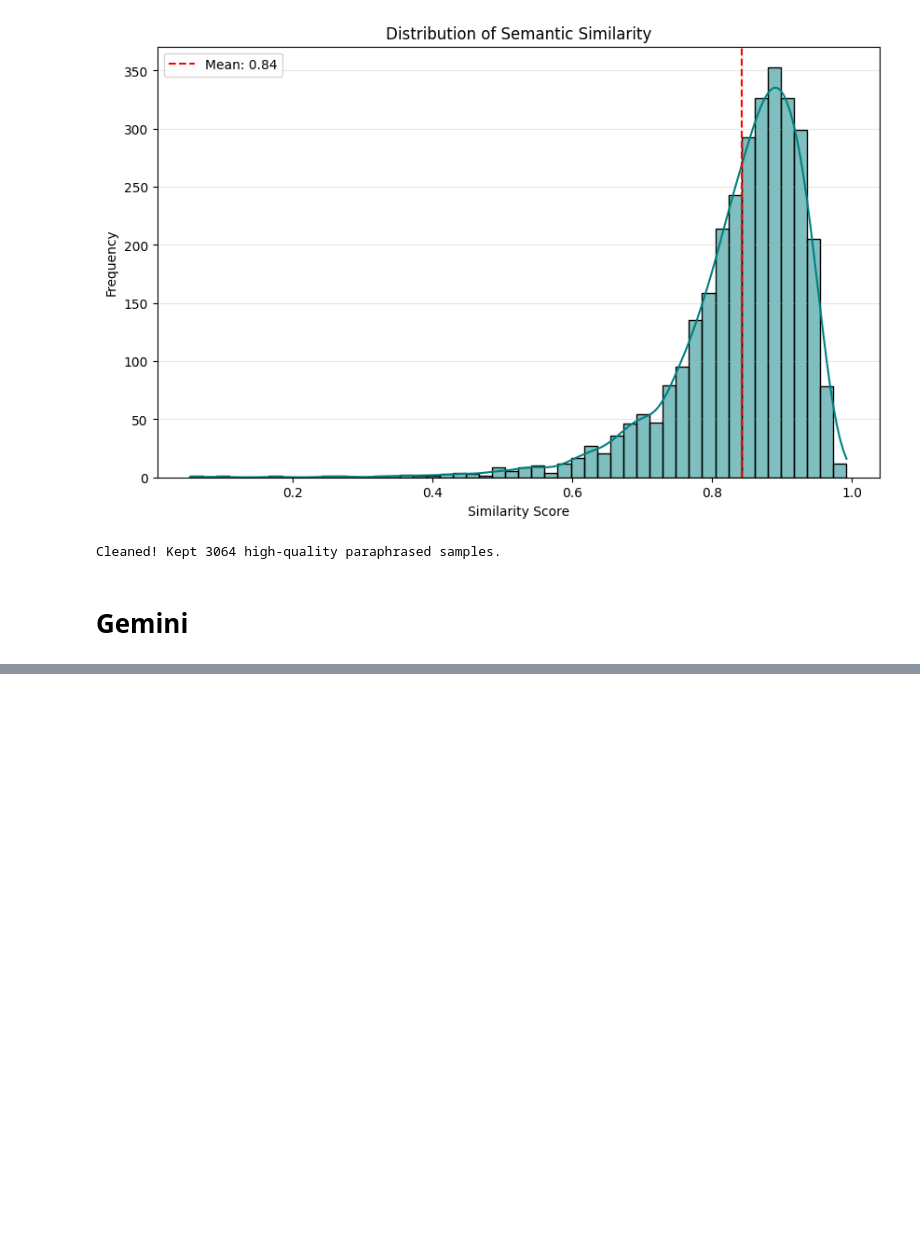
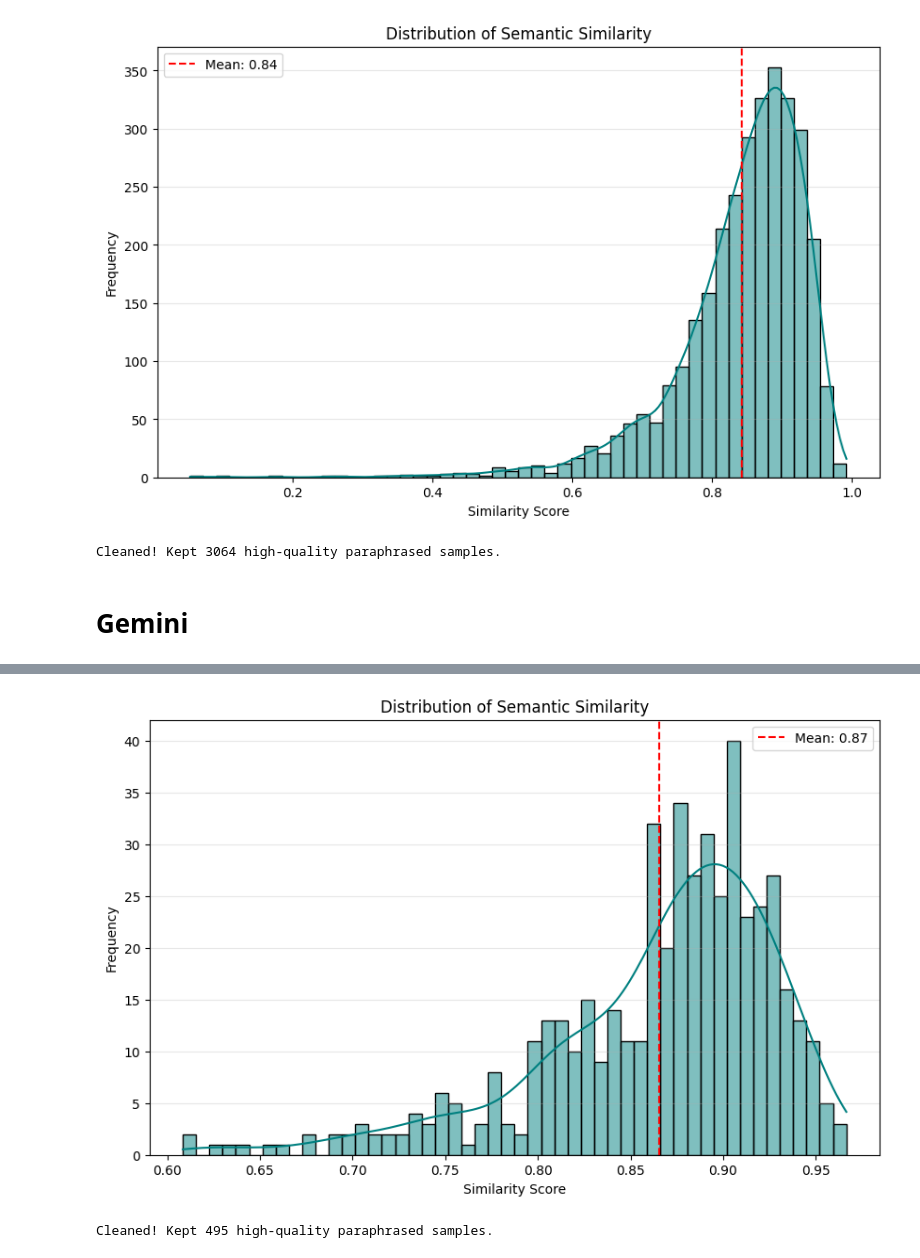
Before and after one commit to BaselCS/ai_text_detection, a Jupyter notebook: paraphrasing_attacks.ipynb, the cells around one changed output, grey strips where cells are left out. Cells and saved outputs as stored; diff of their text form; code cells hidden in the pictures; blank space fills up the shorter version.

```diff
--- a/paraphrasing_attacks.ipynb
+++ b/paraphrasing_attacks.ipynb
@@ -290,0 +377,21 @@ None
+# %%
+import pandas as pd
+from sentence_transformers import SentenceTransformer, util
+import torch
+
+df = pd.read_csv(OUTPUT_FILE )
+
+
+model = SentenceTransformer('all-MiniLM-L6-v2')
+
+def calculate_semantic_similarity(original_list, paraphrased_list):
+    embeddings1 = model.encode(original_list, convert_to_tensor=True)
+    embeddings2 = model.encode(paraphrased_list, convert_to_tensor=True)
+
+    cosine_scores = util.cos_sim(embeddings1, embeddings2)
+    return torch.diagonal(cosine_scores).tolist()
+
+print("Calculating semantic similarity...")
+df['semantic_similarity'] = calculate_semantic_similarity(df['Text'].tolist(), df_subset['Text'].tolist())
+
+print(df['semantic_similarity'].describe())
@@ -290,0 +409,42 @@ None
+# %%
+import matplotlib.pyplot as plt
+import seaborn as sns
+
+plt.figure(figsize=(10, 6))
+sns.histplot(df['semantic_similarity'], bins=50, kde=True, color='teal')
+
+plt.title('Distribution of Semantic Similarity')
+plt.xlabel('Similarity Score')
+plt.ylabel('Frequency')
+plt.grid(axis='y', alpha=0.3)
+
+plt.axvline(df['semantic_similarity'].mean(), color='red', linestyle='--', label=f'Mean: {df["semantic_similarity"].mean():.2f}')
+plt.legend()
+
+plt.show()# Drop low semantic similarity samples
+# %% [output]
+[figure, added]
+# %%
+df = df[df['semantic_similarity'] >= 0.60].copy()
+print(f"Cleaned! Kept {len(df)} high-quality paraphrased samples.")
+
+mistral=df[df["Writer"]=="mistral-7B_paraphrased"]["Text"]
+gemma=df[df["Writer"]=="gemma-2-9b_paraphrased"]["Text"]
+qwen=df[df["Writer"]=="qwen-2-72B_paraphrased"]["Text"]
+llama=df[df["Writer"]=="llama-8B_paraphrased"]["Text"]
+yi=df[df["Writer"]=="accounts/yi-01-ai/models/yi-large_paraphrased"]["Text"]
+gpt4o=df[df["Writer"]=="GPT_4-o_paraphrased"]["Text"]
+human=df[df["Writer"]=="Human_story_paraphrased"]["Text"]
+
+df_final=pd.DataFrame({
+    "mistral-7B_paraphrased":mistral.reset_index(drop=True),
+    "gemma-2-9b_paraphrased":gemma.reset_index(drop=True),
+    "qwen-2-72B_paraphrased":qwen.reset_index(drop=True),
+    "llama-8B_paraphrased":llama.reset_index(drop=True),
+    "yi-large_paraphrased":yi.reset_index(drop=True),
+    "GPT_4-o_paraphrased":gpt4o.reset_index(drop=True),
+    "Human_story_paraphrased":human.reset_index(drop=True),
+})
+df_final.to_csv("data/paraphrasing/gemini/DB_paraphrased_500_FINAL.csv",index=False)
+# %% [output]
+Cleaned! Kept 495 high-quality paraphrased samples.
```
Also changed, not shown: parts of 14 cells of this notebook, 8 other files.
